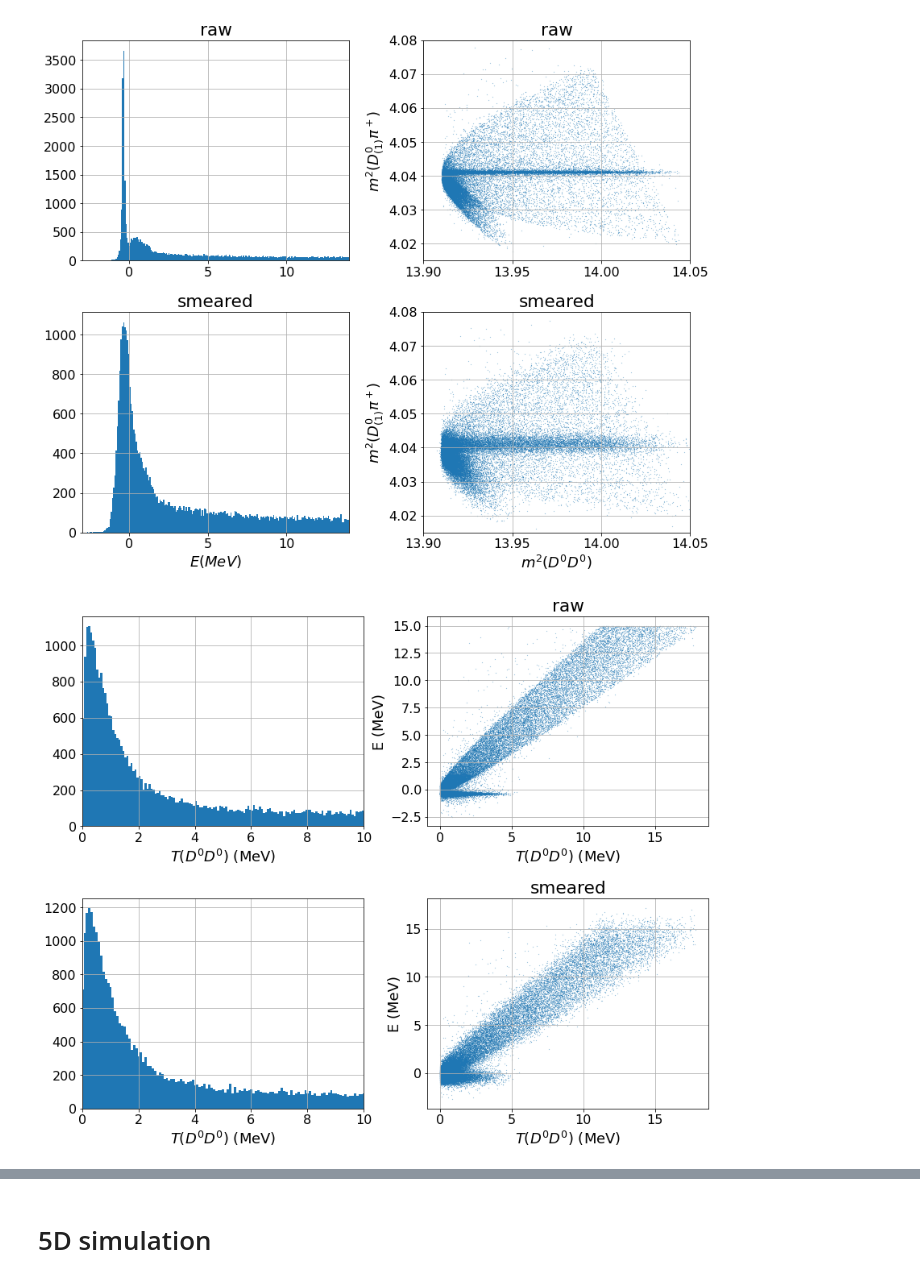
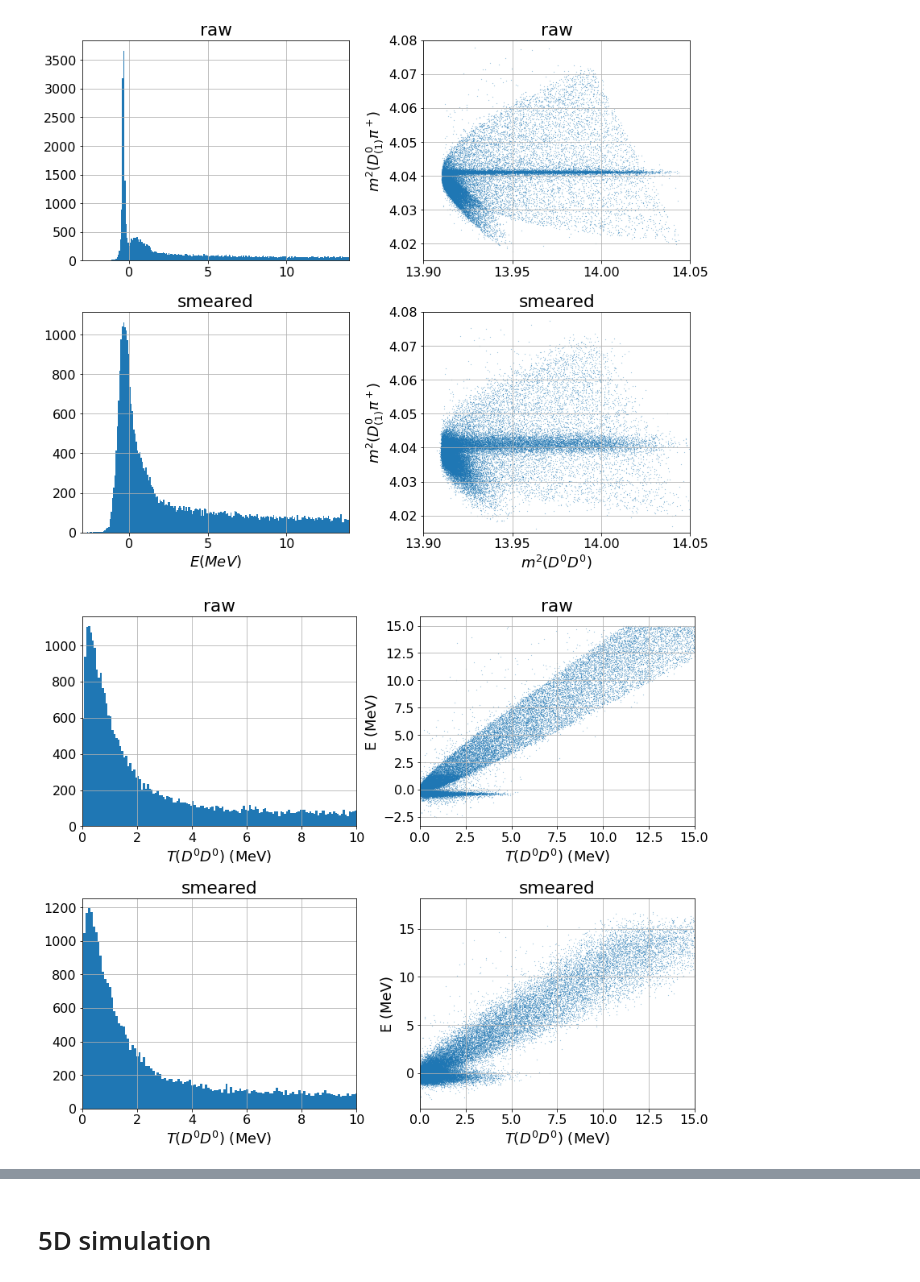
Before and after one commit to VitalyVorobyev/ddst, a Jupyter notebook: MC.ipynb, the cells around one changed output, grey strips where cells are left out. Saved outputs shown, nothing was run; the diff lists cells and outputs as text; code cells hidden in the pictures.

```diff
--- a/MC.ipynb
+++ b/MC.ipynb
@@ -18,8 +18,9 @@ def get_vars(data):
     s = (e + mdn + mdstp)**2
     md2pisq = s + 2*mdn**2 + mpip**2 - mddsq - md1pisq
     tdd = (np.sqrt(mddsq) - 2*mdn)*10**3
+    pd = np.sqrt(np.clip(tdd, 0, None) * mdn * 10**3)
     md1pi = np.sqrt(md1pisq)
-    return (e, tdd, md1pi, mddsq, md1pisq, md2pisq)
+    return (e, tdd, pd, md1pi, mddsq, md1pisq, md2pisq)
 # %%
-e, tdd, md1pi, mddsq, md1pisq, md2pisq = get_vars(mc)
+e, tdd, pd, md1pi, mddsq, md1pisq, md2pisq = get_vars(mc)
 # %%
@@ -102,5 +113,5 @@ assert not np.allclose(smc, mc)
 # %% [markdown]
 Let's look at the offset distributions
 # %%
-se, stdd, smd1pi, smddsq, smd1pisq, smd2pisq = get_vars(smc)
+se, stdd, spd, smd1pi, smddsq, smd1pisq, smd2pisq = get_vars(smc)
 # %%
@@ -149,23 +164,27 @@ fig.tight_layout()
 # %%
 fig, ax = plt.subplots(ncols=2, nrows=2, figsize=(12,10))
 ax[0,0].hist(tdd, bins=250);
 ax[0,0].set_xlabel(r'$T(D^0D^0)$ (MeV)')
 ax[0,0].set_xlim((0, 10))
+ax[0,0].set_title('raw')
 ax[0,0].grid()
 ax[0,1].scatter(tdd, e, marker='.', s=0.1);
 ax[0,1].set_xlabel(r'$T(D^0D^0)$ (MeV)');
 ax[0,1].set_ylabel(r'E (MeV)')
 ax[0,1].set_title('raw')
+ax[0,1].set_xlim((0, 15))
 ax[0,1].grid()
 ax[1,0].hist(stdd, bins=250);
 ax[1,0].set_xlabel(r'$T(D^0D^0)$ (MeV)')
 ax[1,0].set_xlim((0, 10))
+ax[1,0].set_title('smeared')
 ax[1,0].grid()
-ax[1,1].scatter(tdd, se, marker='.', s=0.1);
+ax[1,1].scatter(stdd, se, marker='.', s=0.1);
 ax[1,1].set_xlabel(r'$T(D^0D^0)$ (MeV)');
 ax[1,1].set_ylabel(r'E (MeV)')
 ax[1,1].set_title('smeared')
+ax[1,1].set_xlim((0, 15))
 ax[1,1].grid()
 fig.tight_layout()
 # %% [output]
-[figure, old version]
+[figure, new version]
```
Also changed, not shown: parts of 3 cells of this notebook.
